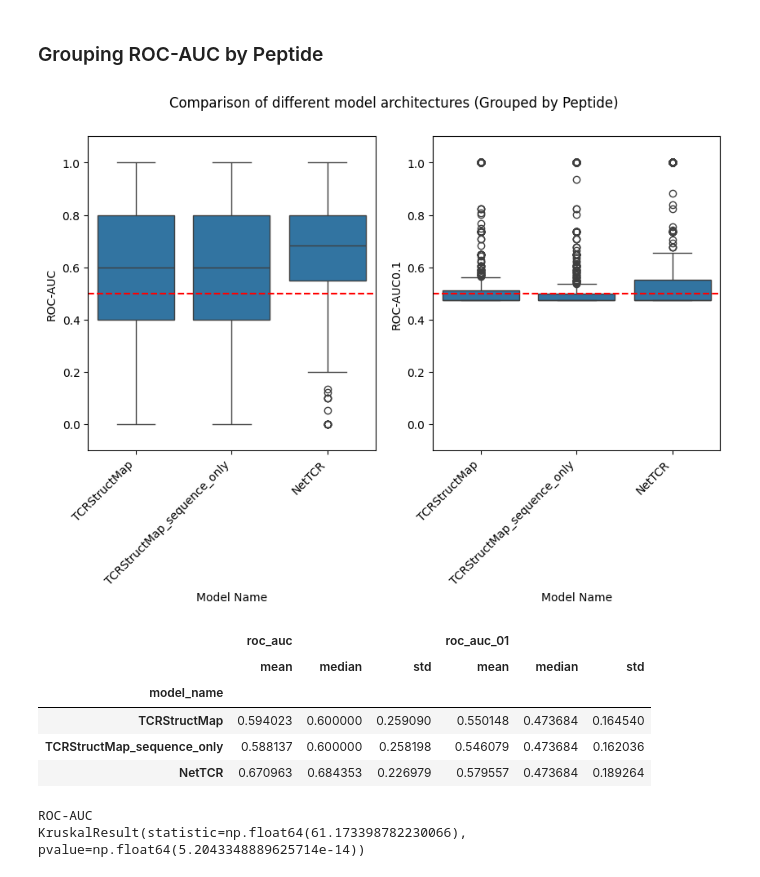
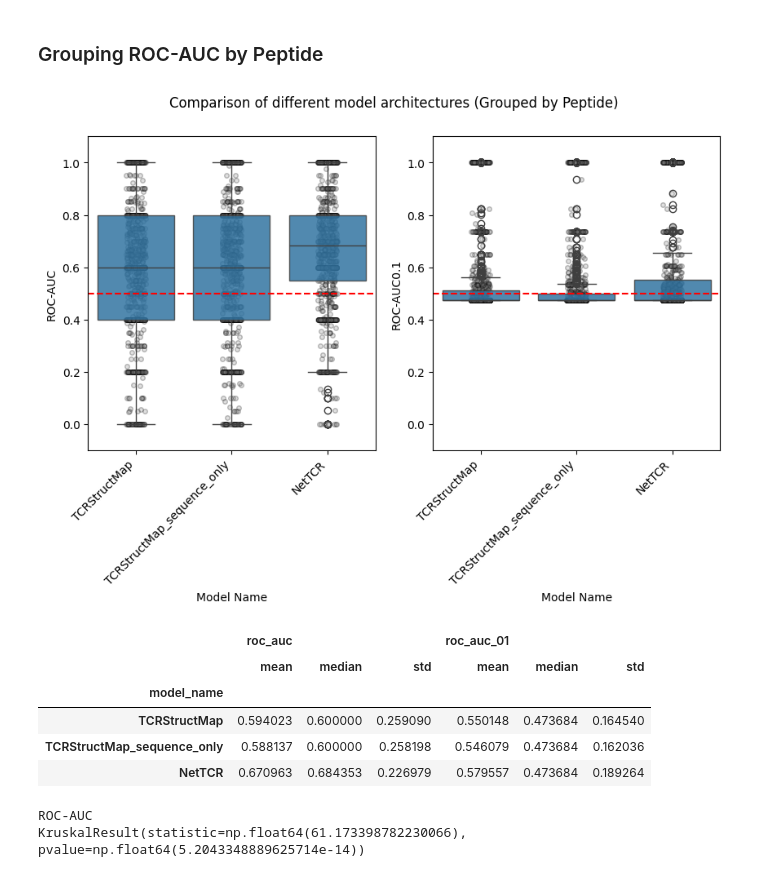
Before and after one commit to benjiemc/tcr-antigen-prediction, a Jupyter notebook: notebooks/benchmark_model_performance.ipynb, the cells around one changed output. Saved outputs shown, nothing was run; the diff lists cells and outputs as text; code cells hidden in the pictures.

Commit message:
Add swarm plots behind boxplots

```diff
--- a/notebooks/benchmark_model_performance.ipynb
+++ b/notebooks/benchmark_model_performance.ipynb
@@ -71,7 +71,7 @@ for fold_num in range(1, 5 + 1):
             pd.DataFrame(
                 {
                     'index': hold_out_indicies,
-                    'fold': [fold_num for _ in range(len(hold_out_indicies))],
+                    'fold': [str(fold_num) for _ in range(len(hold_out_indicies))],
                     'model_name': [model_name for _ in range(len(hold_out_indicies))],
                     'label': labels[hold_out_indicies],
                     'prediction': prediction.squeeze(-1).detach().cpu().numpy(),
@@ -143,7 +143,7 @@ for fold_num in range(1, 5 + 1):
         pd.DataFrame(
             {
                 'index': hold_out_indicies,
-                'fold': [fold_num for _ in range(len(hold_out_indicies))],
+                'fold': [str(fold_num) for _ in range(len(hold_out_indicies))],
                 'model_name': ['NetTCR' for _ in range(len(hold_out_indicies))],
                 'label': labels_nettcr[hold_out_indicies],
                 'prediction': prediction.squeeze(-1).detach().cpu().numpy(),
@@ -205,7 +205,9 @@ peptide_folds = predictions[['peptide', 'fold', 'model_name']].drop_duplicates()
 peptide_folds['min_peptide_distance'] = peptide_folds.apply(
     lambda row: get_minimum_peptide_distance(
         row.peptide,
-        peptides_aa[folds_nettcr != row.fold] if row.model_name == 'NetTCR' else peptides_aa[folds != row.fold],
+        peptides_aa[folds_nettcr.astype(str) != row.fold]
+        if row.model_name == 'NetTCR'
+        else peptides_aa[folds.astype(str) != row.fold],
     ),
     axis=1,
 )
@@ -378,13 +380,25 @@ fig, axes = plt.subplots(1, 2, figsize=(10, 5))
 plt.suptitle('Comparison of different model architectures (Grouped by Fold)')
 
 for i, metric_name in enumerate(('roc_auc', 'roc_auc_01')):
+    sns.swarmplot(
+        roc_results_by_fold,
+        x='model_name',
+        y=metric_name,
+        hue='fold',
+        order=sorted(roc_results_by_fold['model_name'].unique(), key=model_name_sort_key),
+        ax=axes[i],
+    )
+
     sns.boxplot(
         roc_results_by_fold,
         x='model_name',
         y=metric_name,
         order=sorted(roc_results_by_fold['model_name'].unique(), key=model_name_sort_key),
+        boxprops={'alpha': 0.85},
+        color='C0',
         ax=axes[i],
     )
+
     axes[i].axhline(0.5, color='r', linestyle='dashed')
 
     axes[i].set_ylabel({'roc_auc': 'ROC-AUC', 'roc_auc_01': 'ROC-AUC0.1'}[metric_name])
@@ -395,6 +409,10 @@ for i, metric_name in enumerate(('roc_auc', 'roc_auc_01')):
 
     axes[i].set_ylim([0.25, 1.0])
 
+    handles, labels = axes[i].get_legend_handles_labels()
+    new_labels = [f'Fold {label}' for label in labels]
+    axes[i].legend(handles, new_labels)
+
 plt.show()
 
 roc_results_by_fold_agg = roc_results_by_fold.groupby('model_name').agg(
@@ -815,36 +833,54 @@ fig, axes = plt.subplots(1, 2, figsize=(10, 5))
 plt.suptitle('Comparison of different model architectures (Grouped by Peptide)')
 
 for i, metric_name in enumerate(('roc_auc', 'roc_auc_01')):
+    sns.stripplot(
+        roc_results_by_peptide,
+        x='model_name',
+        y=metric_name,
+        order=sorted(roc_results_by_peptide['model_name'].unique(), key=model_name_sort_key),
+        color='grey',
+        zorder=1,
+        marker='o',
+        size=4,
+        edgecolor='black',
+        linewidth=1,
+        alpha=0.25,
+        ax=axes[i],
+    )
+
     sns.boxplot(
         roc_results_by_peptide,
         x='model_name',
         y=metric_name,
         order=sorted(roc_results_by_peptide['model_name'].unique(), key=model_name_sort_key),
+        color='C0',
+        boxprops={'alpha': 0.85},
+        zorder=2,
         ax=axes[i],
     )
 
     axes[i].axhline(0.5, color='r', linestyle='dashed')
 
     axes[i].set_ylabel({'roc_auc': 'ROC-AUC', 'roc_auc_01': 'ROC-AUC0.1'}[metric_name])
     axes[i].set_xlabel('Model Name')
 
     axes[i].set_xticks(axes[i].get_xticks())
     axes[i].set_xticklabels(axes[i].get_xticklabels(), rotation=45, ha='right')
 
     axes[i].set_ylim([-0.10, 1.1])
 
 plt.show()
 
 roc_results_by_peptide_agg = roc_results_by_peptide.groupby('model_name').agg(
     {'roc_auc': ['mean', 'median', 'std'], 'roc_auc_01': ['mean', 'median', 'std']}
 )
 roc_results_by_peptide_agg = roc_results_by_peptide_agg.loc[
     sorted(roc_results_by_fold_agg.index, key=model_name_sort_key)
 ]
 
 roc_results_by_peptide_agg
 # %% [output]
-[figure, old version]
+[figure, new version]
 |  | roc_auc |  |  | roc_auc_01 |  |  |
 |  | mean | median | std | mean | median | std |
 | model_name |  |  |  |  |  |  |
```
Also changed, not shown: parts of 8 cells of this notebook.
